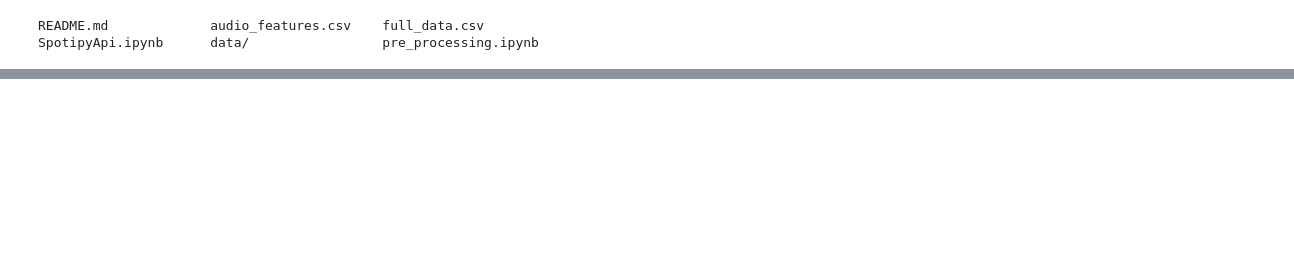
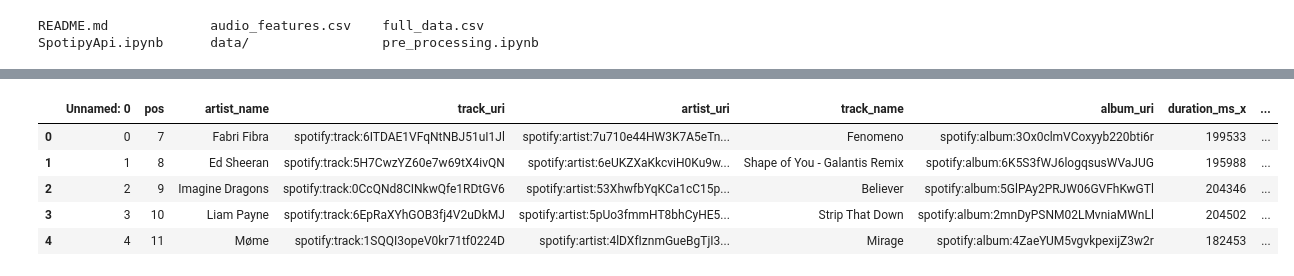
Before and after one commit to mahshidghaffari/Data_Madness, a Jupyter notebook: pre_processing.ipynb, the cells around one changed output, grey strips where cells are left out. Saved outputs shown, nothing was run; the diff lists cells and outputs as text; code cells hidden in the pictures; blank space fills up the shorter version.

```diff
--- a/pre_processing.ipynb
+++ b/pre_processing.ipynb
@@ -228 +230,11 @@ full_data.to_csv('full_data.csv')
+# %%
+full_data = pd.read_csv("full_data.csv")
+full_data.head()
+# %% [output]
+|  | Unnamed: 0 | pos | artist_name | track_uri | artist_uri | track_name | album_uri | duration_ms_x | ... |
+| 0 | 0 | 7 | Fabri Fibra | spotify:track:6ITDAE1VFqNtNBJ51uI1Jl | spotify:artist:7u710e44HW3K7A5eTn... | Fenomeno | spotify:album:3Ox0clmVCoxyyb220bti6r | 199533 | ... |
+| 1 | 1 | 8 | Ed Sheeran | spotify:track:5H7CwzYZ60e7w69tX4ivQN | spotify:artist:6eUKZXaKkcviH0Ku9w... | Shape of You - Galantis Remix | spotify:album:6K5S3fWJ6logqsusWVaJUG | 195988 | ... |
+| 2 | 2 | 9 | Imagine Dragons | spotify:track:0CcQNd8CINkwQfe1RDtGV6 | spotify:artist:53XhwfbYqKCa1cC15p... | Believer | spotify:album:5GlPAy2PRJW06GVFhKwGTl | 204346 | ... |
+| 3 | 3 | 10 | Liam Payne | spotify:track:6EpRaXYhGOB3fj4V2uDkMJ | spotify:artist:5pUo3fmmHT8bhCyHE5... | Strip That Down | spotify:album:2mnDyPSNM02LMvniaMWnLl | 204502 | ... |
+| 4 | 4 | 11 | Møme | spotify:track:1SQQI3opeV0kr71tf0224D | spotify:artist:4lDXfIznmGueBgTjI3... | Mirage | spotify:album:4ZaeYUM5vgvkpexijZ3w2r | 182453 | ... |
 # %%
```
Also changed, not shown: parts of 2 cells of this notebook.
